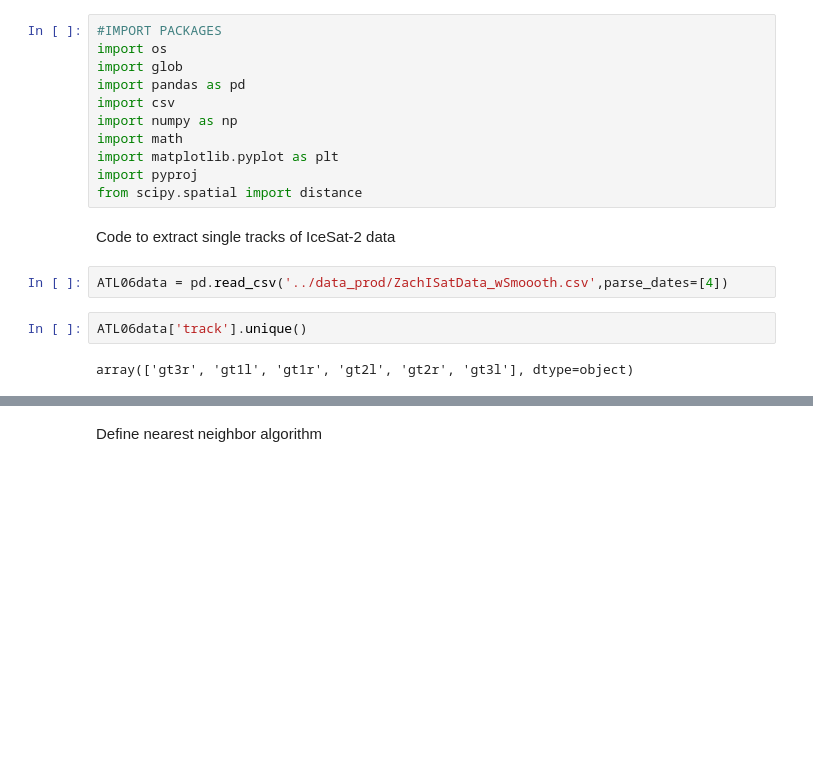
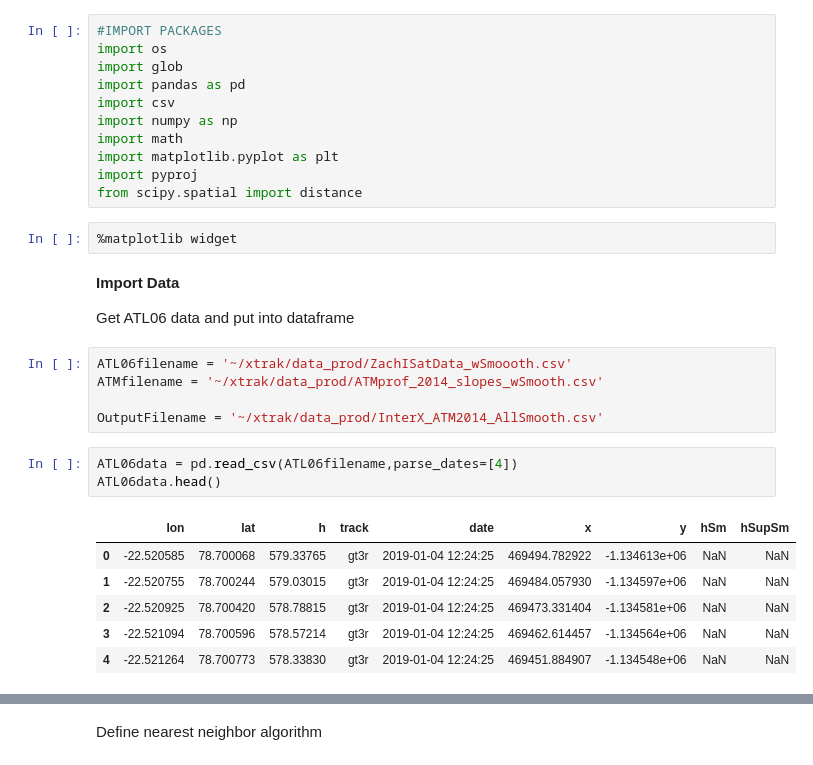
Before and after one commit to ICESAT-2HackWeek/xtrak, a Jupyter notebook: notebooks/Intersections.ipynb, the cells around one changed output, grey strips where cells are left out. Cells and saved outputs as stored; diff of their text form; blank space fills up the shorter version.

```diff
--- a/notebooks/Intersections.ipynb
+++ b/notebooks/Intersections.ipynb
@@ -15,11 +15,24 @@ import math
 import matplotlib.pyplot as plt
 import pyproj
 from scipy.spatial import distance
-# %% [markdown]
-Code to extract single tracks of IceSat-2 data
+# %%
+%matplotlib widget
+# %% [markdown]
+**Import Data**
+
+Get ATL06 data and put into dataframe
+# %%
+ATL06filename = '~/xtrak/data_prod/ZachISatData_wSmoooth.csv'
+ATMfilename = '~/xtrak/data_prod/ATMprof_2014_slopes_wSmooth.csv'
+
+OutputFilename = '~/xtrak/data_prod/InterX_ATM2014_AllSmooth.csv'
 # %%
-ATL06data = pd.read_csv('../data_prod/ZachISatData_wSmoooth.csv',parse_dates=[4])
+ATL06data = pd.read_csv(ATL06filename,parse_dates=[4])
+ATL06data.head()
+# %% [output]
+|  | lon | lat | h | track | date | x | y | hSm | hSupSm |
+| 0 | -22.520585 | 78.700068 | 579.33765 | gt3r | 2019-01-04 12:24:25 | 469494.782922 | -1.134613e+06 | NaN | NaN |
+| 1 | -22.520755 | 78.700244 | 579.03015 | gt3r | 2019-01-04 12:24:25 | 469484.057930 | -1.134597e+06 | NaN | NaN |
+| 2 | -22.520925 | 78.700420 | 578.78815 | gt3r | 2019-01-04 12:24:25 | 469473.331404 | -1.134581e+06 | NaN | NaN |
+| 3 | -22.521094 | 78.700596 | 578.57214 | gt3r | 2019-01-04 12:24:25 | 469462.614457 | -1.134564e+06 | NaN | NaN |
+| 4 | -22.521264 | 78.700773 | 578.33830 | gt3r | 2019-01-04 12:24:25 | 469451.884907 | -1.134548e+06 | NaN | NaN |
-# %%
-ATL06data['track'].unique()
-# %% [output]
-array(['gt3r', 'gt1l', 'gt1r', 'gt2l', 'gt2r', 'gt3l'], dtype=object)
```
Also changed, not shown: parts of 22 cells of this notebook, 1 other file.
